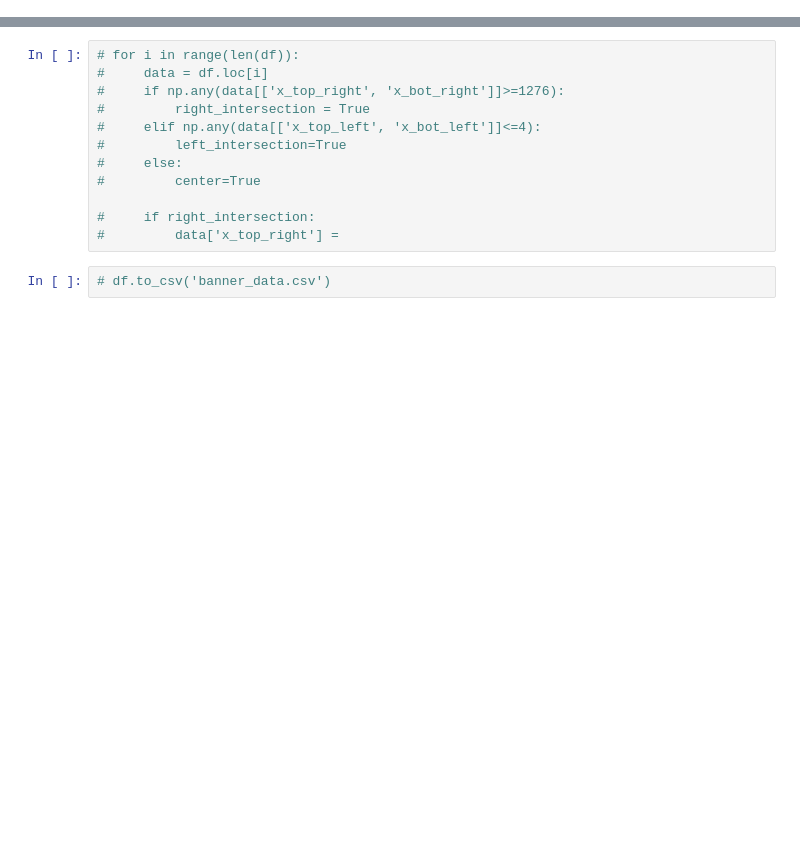
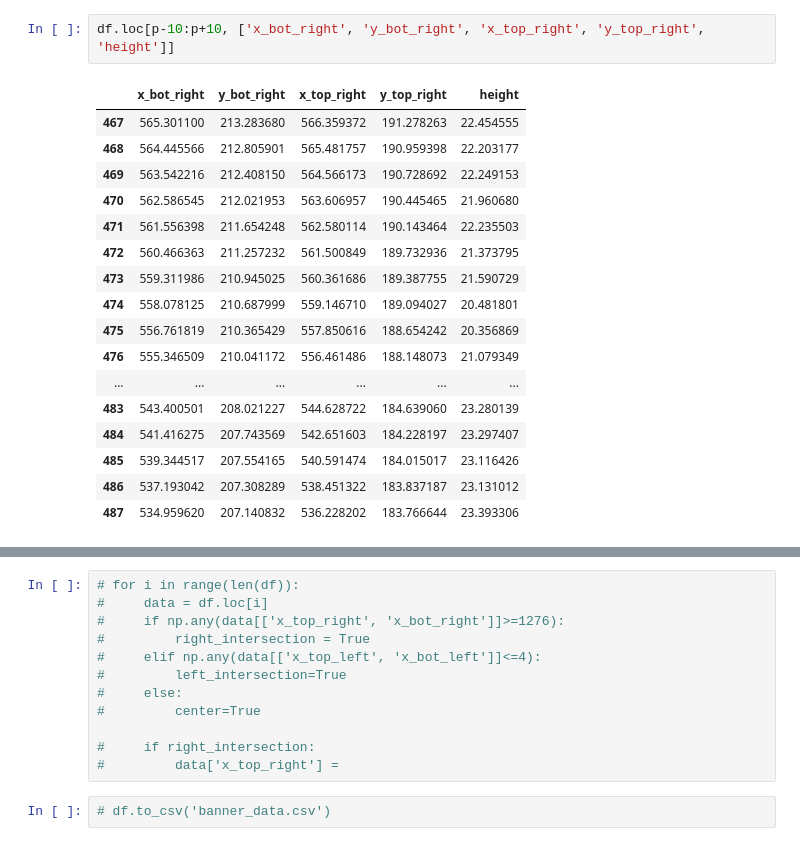
Before and after one commit to Winstars-Technology-LLC/banner-detector, a Jupyter notebook: data_analysis.ipynb, the cells around one changed output, grey strips where cells are left out. Saved outputs shown, nothing was run; the diff lists cells and outputs as text; blank space fills up the shorter version.

```diff
--- a/data_analysis.ipynb
+++ b/data_analysis.ipynb
@@ -158,0 +296,20 @@ Name: x_top_right, Length: 221, dtype: float64
+# %%
+df.loc[p-10:p+10, ['x_bot_right', 'y_bot_right', 'x_top_right', 'y_top_right', 'height']]
+# %% [output]
+|  | x_bot_right | y_bot_right | x_top_right | y_top_right | height |
+| 467 | 565.301100 | 213.283680 | 566.359372 | 191.278263 | 22.454555 |
+| 468 | 564.445566 | 212.805901 | 565.481757 | 190.959398 | 22.203177 |
+| 469 | 563.542216 | 212.408150 | 564.566173 | 190.728692 | 22.249153 |
+| 470 | 562.586545 | 212.021953 | 563.606957 | 190.445465 | 21.960680 |
+| 471 | 561.556398 | 211.654248 | 562.580114 | 190.143464 | 22.235503 |
+| 472 | 560.466363 | 211.257232 | 561.500849 | 189.732936 | 21.373795 |
+| 473 | 559.311986 | 210.945025 | 560.361686 | 189.387755 | 21.590729 |
+| 474 | 558.078125 | 210.687999 | 559.146710 | 189.094027 | 20.481801 |
+| 475 | 556.761819 | 210.365429 | 557.850616 | 188.654242 | 20.356869 |
+| 476 | 555.346509 | 210.041172 | 556.461486 | 188.148073 | 21.079349 |
+| ... | ... | ... | ... | ... | ... |
+| 483 | 543.400501 | 208.021227 | 544.628722 | 184.639060 | 23.280139 |
+| 484 | 541.416275 | 207.743569 | 542.651603 | 184.228197 | 23.297407 |
+| 485 | 539.344517 | 207.554165 | 540.591474 | 184.015017 | 23.116426 |
+| 486 | 537.193042 | 207.308289 | 538.451322 | 183.837187 | 23.131012 |
+| 487 | 534.959620 | 207.140832 | 536.228202 | 183.766644 | 23.393306 |
```
Also changed, not shown: parts of 20 cells of this notebook, 4 other files.
